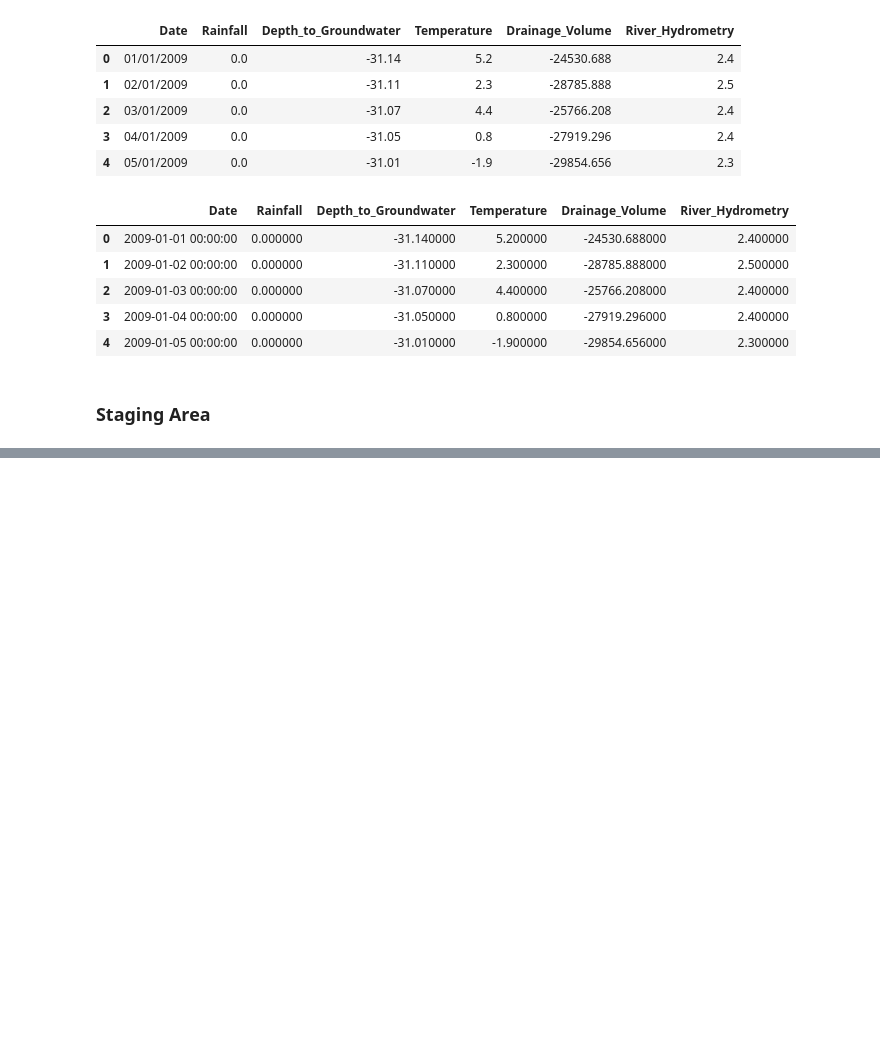
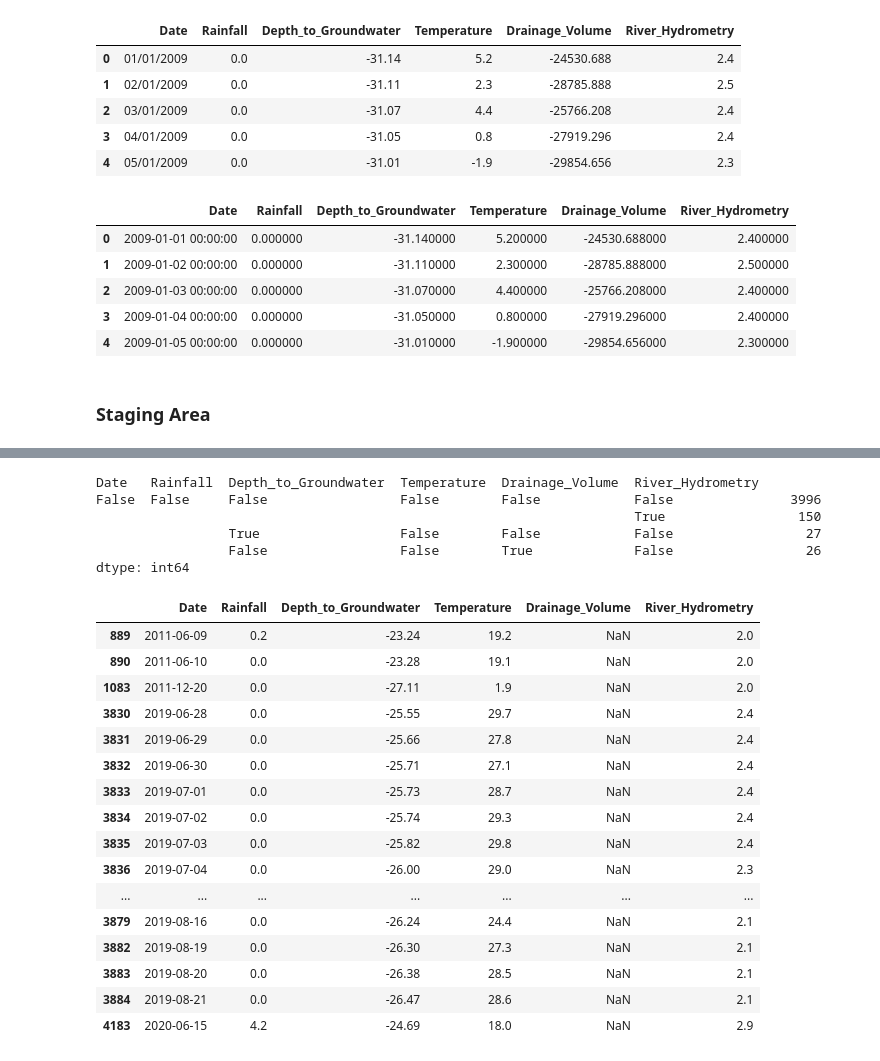
Before and after one commit to AshlanH/water_analytics, a Jupyter notebook: Aquifer_Petrignano_test_stage.ipynb, the cells around one changed output, grey strips where cells are left out. Cells and saved outputs as stored; diff of their text form; code cells hidden in the pictures; blank space fills up the shorter version.

```diff
--- a/Aquifer_Petrignano_test_stage.ipynb
+++ b/Aquifer_Petrignano_test_stage.ipynb
@@ -84,0 +68,30 @@ sns.lineplot(
+# %%
+df.isna().value_counts()
+# %% [output]
+Date   Rainfall  Depth_to_Groundwater  Temperature  Drainage_Volume  River_Hydrometry
+False  False     False                 False        False            False               3996
+                                                                     True                 150
+                 True                  False        False            False                 27
+                 False                 False        True             False                 26
+dtype: int64
+# %%
+nan_values = old[old.Drainage_Volume.isna()].index.to_list()
+old.iloc[nan_values, :]
+# %% [output]
+|  | Date | Rainfall | Depth_to_Groundwater | Temperature | Drainage_Volume | River_Hydrometry |
+| 889 | 2011-06-09 | 0.2 | -23.24 | 19.2 | NaN | 2.0 |
+| 890 | 2011-06-10 | 0.0 | -23.28 | 19.1 | NaN | 2.0 |
+| 1083 | 2011-12-20 | 0.0 | -27.11 | 1.9 | NaN | 2.0 |
+| 3830 | 2019-06-28 | 0.0 | -25.55 | 29.7 | NaN | 2.4 |
+| 3831 | 2019-06-29 | 0.0 | -25.66 | 27.8 | NaN | 2.4 |
+| 3832 | 2019-06-30 | 0.0 | -25.71 | 27.1 | NaN | 2.4 |
+| 3833 | 2019-07-01 | 0.0 | -25.73 | 28.7 | NaN | 2.4 |
+| 3834 | 2019-07-02 | 0.0 | -25.74 | 29.3 | NaN | 2.4 |
+| 3835 | 2019-07-03 | 0.0 | -25.82 | 29.8 | NaN | 2.4 |
+| 3836 | 2019-07-04 | 0.0 | -26.00 | 29.0 | NaN | 2.3 |
+| ... | ... | ... | ... | ... | ... | ... |
+| 3879 | 2019-08-16 | 0.0 | -26.24 | 24.4 | NaN | 2.1 |
+| 3882 | 2019-08-19 | 0.0 | -26.30 | 27.3 | NaN | 2.1 |
+| 3883 | 2019-08-20 | 0.0 | -26.38 | 28.5 | NaN | 2.1 |
+| 3884 | 2019-08-21 | 0.0 | -26.47 | 28.6 | NaN | 2.1 |
+| 4183 | 2020-06-15 | 4.2 | -24.69 | 18.0 | NaN | 2.9 |
```
Also changed, not shown: parts of 10 cells of this notebook.
